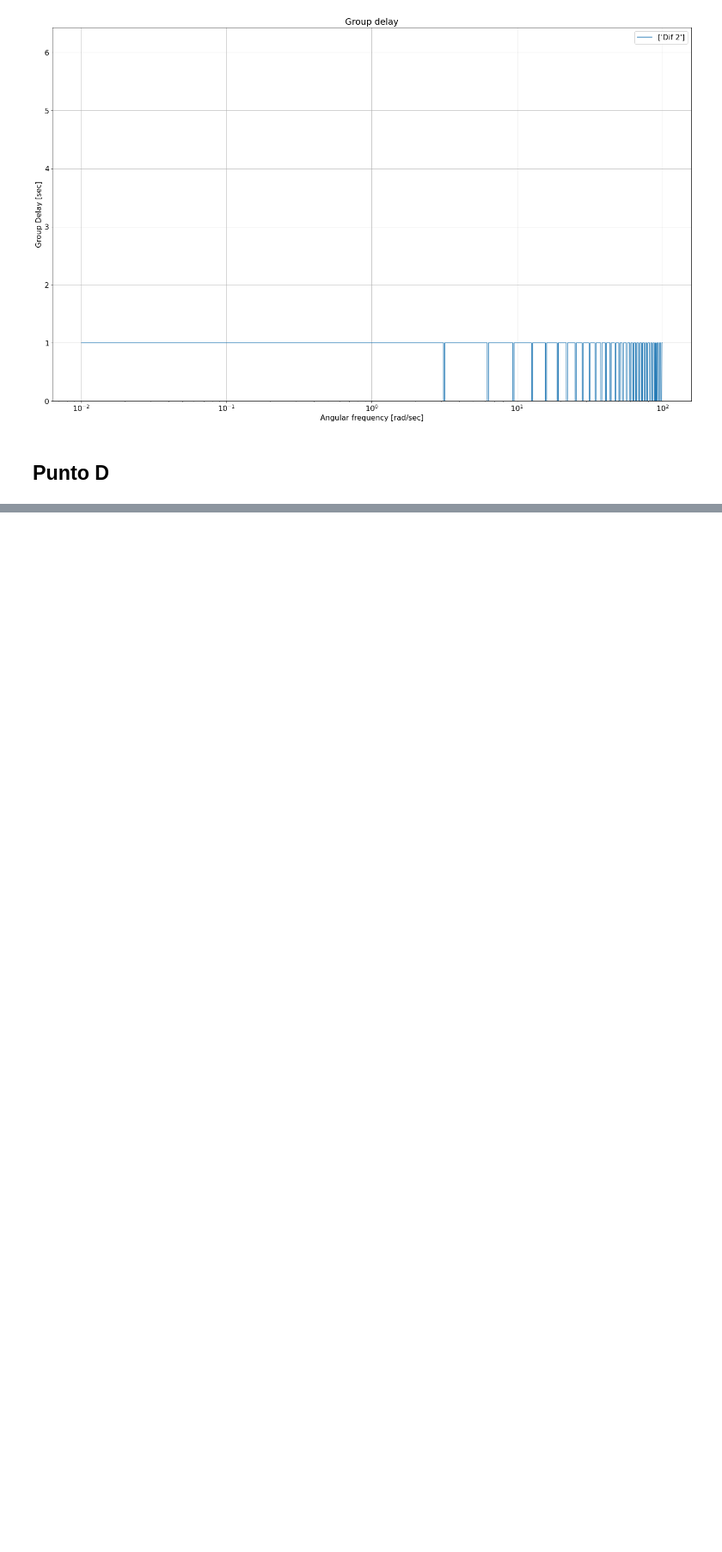
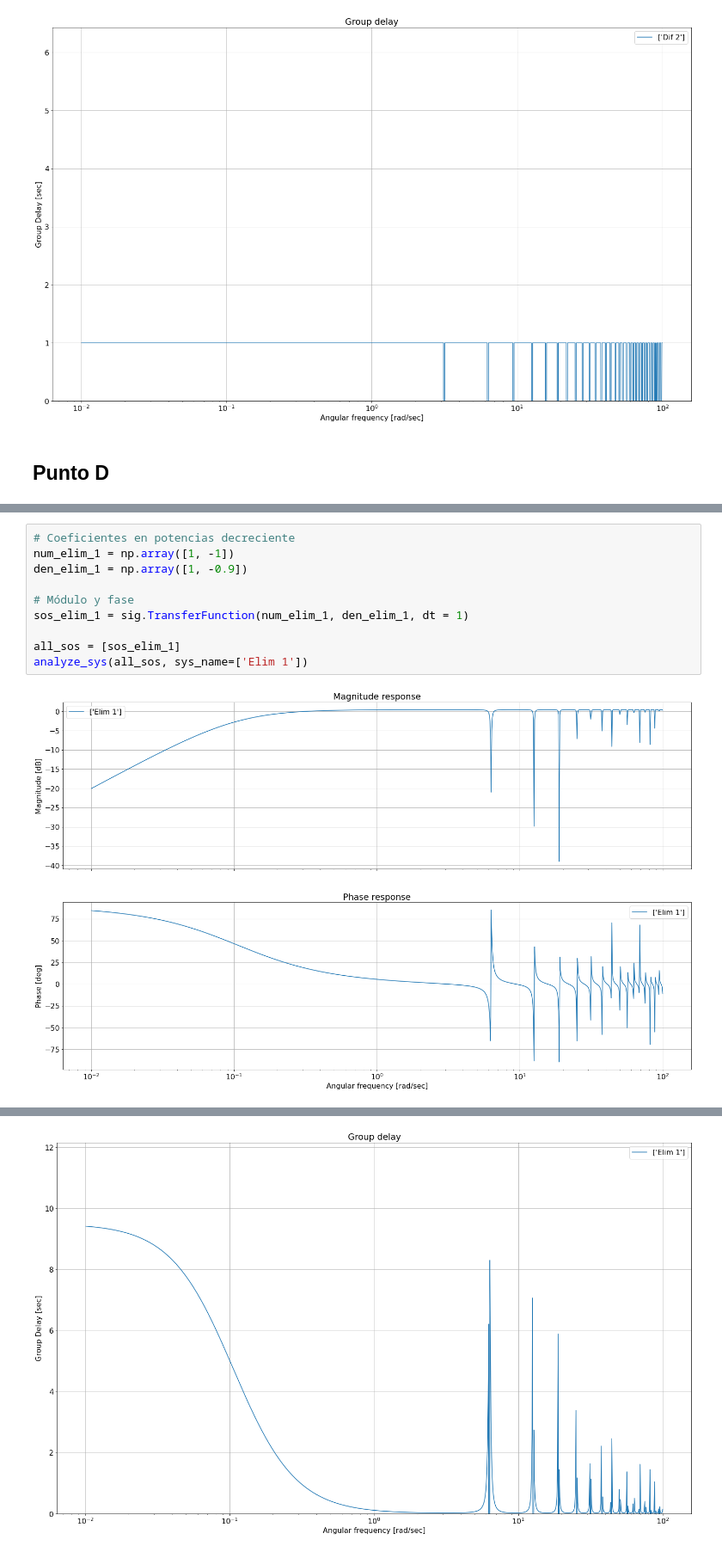
Before and after one commit to mpmarfisi/TC2-G2, a Jupyter notebook: TP5/EJ4/EJ4_TP5.ipynb, the cells around one changed output, grey strips where cells are left out. Shown at 86% size. Cells and saved outputs as stored; diff of their text form; blank space fills up the shorter version.

```diff
--- a/TP5/EJ4/EJ4_TP5.ipynb
+++ b/TP5/EJ4/EJ4_TP5.ipynb
@@ -250,0 +281,12 @@ analyze_sys(all_sos, sys_name=['Dif 2'])
+# %%
+# Coeficientes en potencias decreciente
+num_elim_1 = np.array([1, -1])
+den_elim_1 = np.array([1, -0.9])
+
+# Módulo y fase
+sos_elim_1 = sig.TransferFunction(num_elim_1, den_elim_1, dt = 1)
+
+all_sos = [sos_elim_1]
+analyze_sys(all_sos, sys_name=['Elim 1'])
+# %% [output]
+[figure, added]
@@ -250,0 +294 @@ analyze_sys(all_sos, sys_name=['Dif 2'])
+[figure, added]
```
Also changed, not shown: parts of 18 cells of this notebook, 1 other file.
